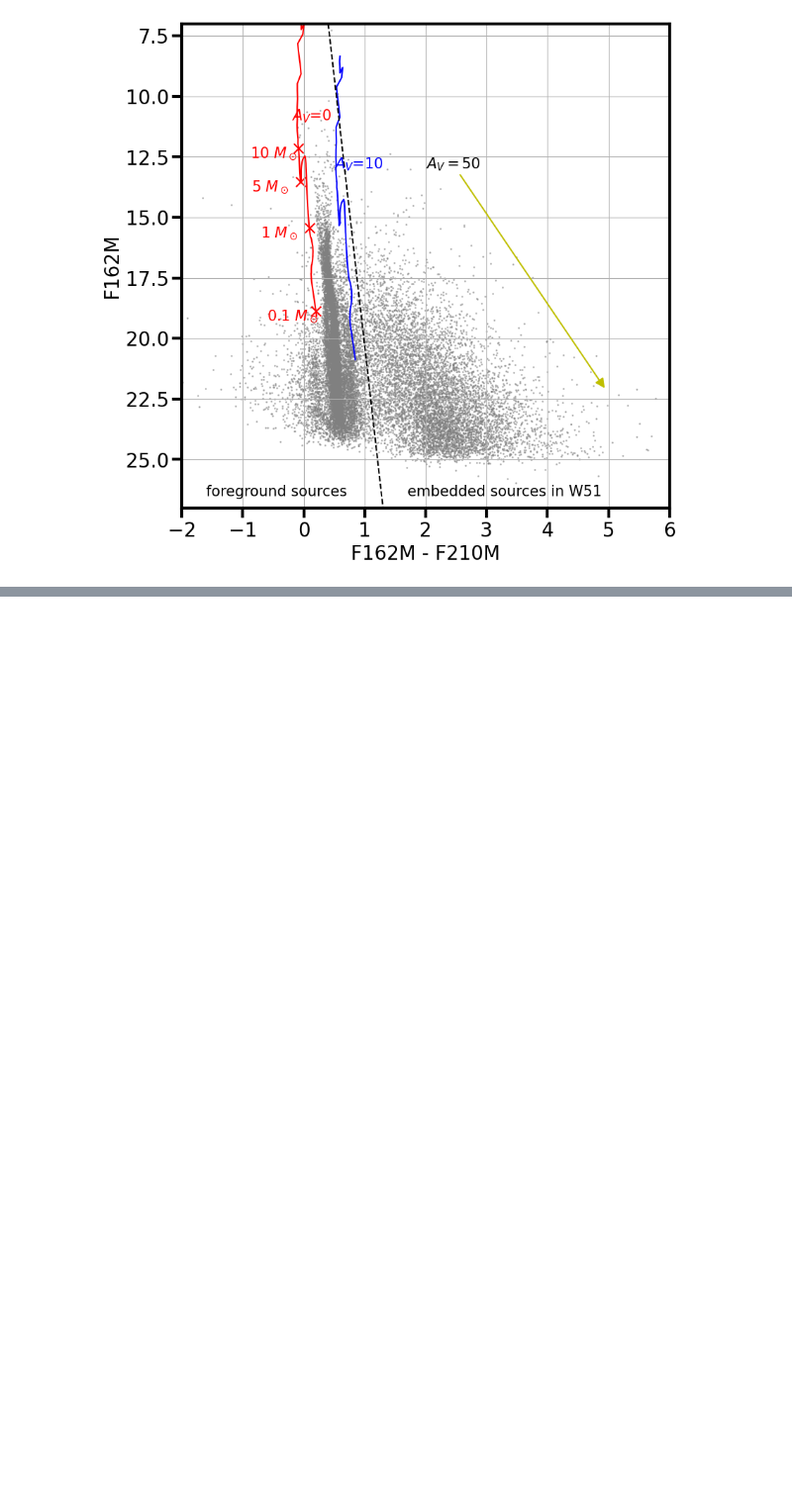
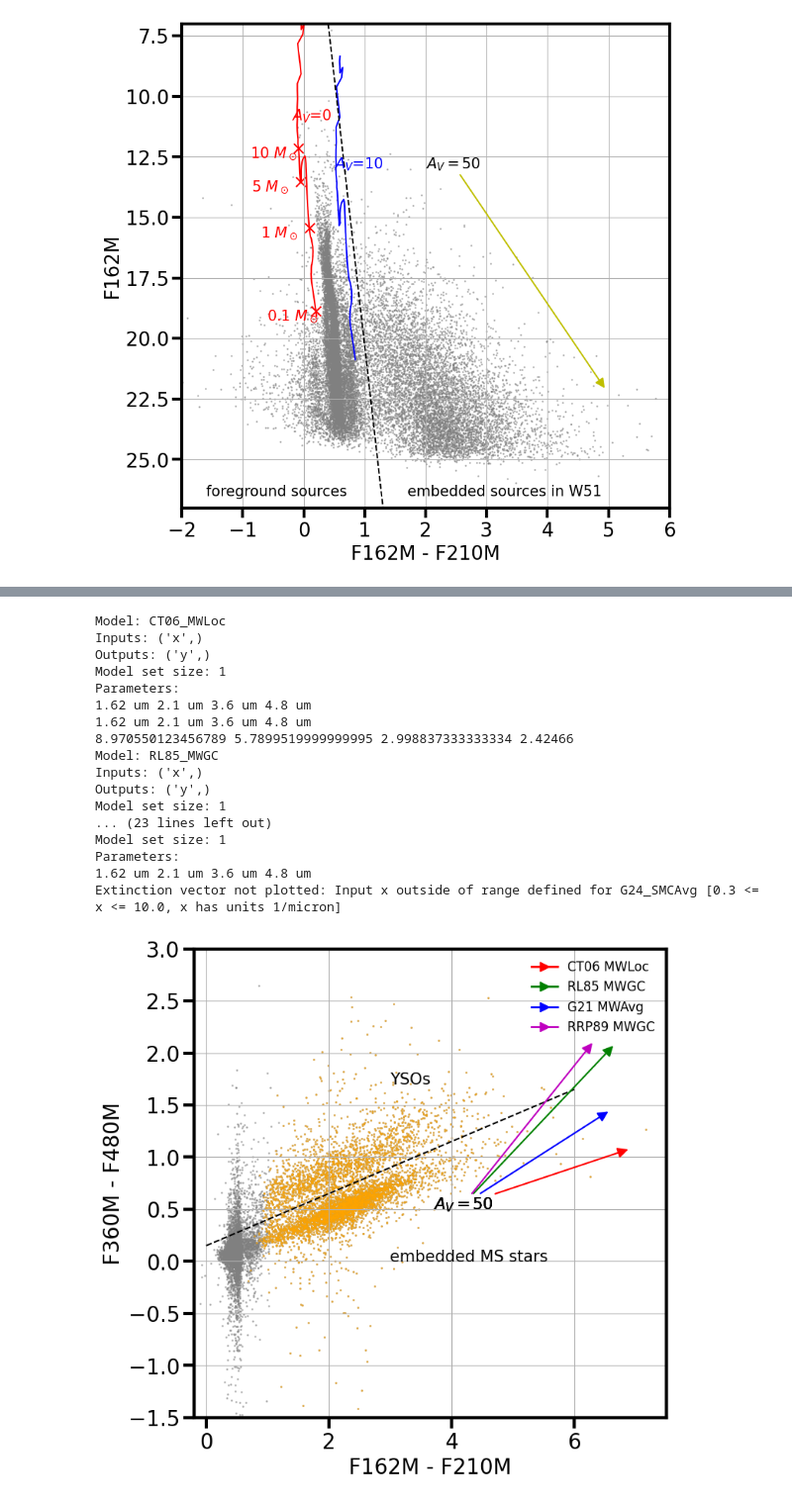
Before and after one commit to tyoo37/w51_nircam, a Jupyter notebook: analysis/plots_for_paper/color_magnitude_diagram.ipynb, the cells around one changed output, grey strips where cells are left out. Shown at 99% size. Cells and saved outputs as stored; diff of their text form; code cells hidden in the pictures; blank space fills up the shorter version.

```diff
--- a/analysis/plots_for_paper/color_magnitude_diagram.ipynb
+++ b/analysis/plots_for_paper/color_magnitude_diagram.ipynb
@@ -512,0 +665,40 @@ Extinction vector not plotted: Input x outside of range defined for G24_SMCAvg [
+# %%
+fig = plt.figure(figsize=(8,8))
+ax = fig.add_subplot(111)
+ax.scatter(f162m_mag[0] - f210m_mag[0], f360m_mag[0]-f480m_mag[0], s=1, c='gray', alpha=0.5)
+ax.scatter(f162m_mag[0][idx_red_sources] - f210m_mag[0][idx_red_sources],
+        f360m_mag[0][idx_red_sources]-f480m_mag[0][idx_red_sources], s=1, c='orange', alpha=0.5)
+for ext_model, labels, c in zip([CT06_MWLoc(), RL85_MWGC(), G21_MWAvg(), RRP89_MWGC(), G24_SMCAvg()], ['CT06 MWLoc', 'RL85 MWGC', 'G21 MWAvg', 'RRP89 MWGC', 'G24 SMCAvg'], colorlist):
+    print(ext_model)
+    plot_extvec_ccd(ax, color1=('f162m', 'f210m'), color2=('f360m', 'f480m'),
+                     ext=ext_model, extvec_scale=50, color=c,
+                      start=(3.7,0.5), label=labels)
+ax.plot([0,6], [0.15, 1.65], c='k', ls='dashed')
+ax.grid()
+ax.text(3,1.7, 'YSOs', fontsize=15, color='k')
+ax.text(3,0, 'embedded MS stars', fontsize=15, color='k')
+plt.xlabel('F162M - F210M')
+plt.ylabel('F360M - F480M')
+ax.set_ylim(-1.5,3)
+ax.set_xlim(-0.2,7.5)
+ax.legend(fontsize=12, frameon=False)
+plt.savefig('ccd.png', bbox_inches='tight')
+# %% [output]
+Model: CT06_MWLoc
+Inputs: ('x',)
+Outputs: ('y',)
+Model set size: 1
+Parameters:
+1.62 um 2.1 um 3.6 um 4.8 um
+1.62 um 2.1 um 3.6 um 4.8 um
+8.970550123456789 5.7899519999999995 2.998837333333334 2.42466
+Model: RL85_MWGC
+Inputs: ('x',)
+Outputs: ('y',)
+Model set size: 1
+... (23 lines left out)
+Model set size: 1
+Parameters:
+1.62 um 2.1 um 3.6 um 4.8 um
+Extinction vector not plotted: Input x outside of range defined for G24_SMCAvg [0.3 <= x <= 10.0, x has units 1/micron]
+[figure, added]
```
Also changed, not shown: parts of 4 cells of this notebook, 2 other files.
